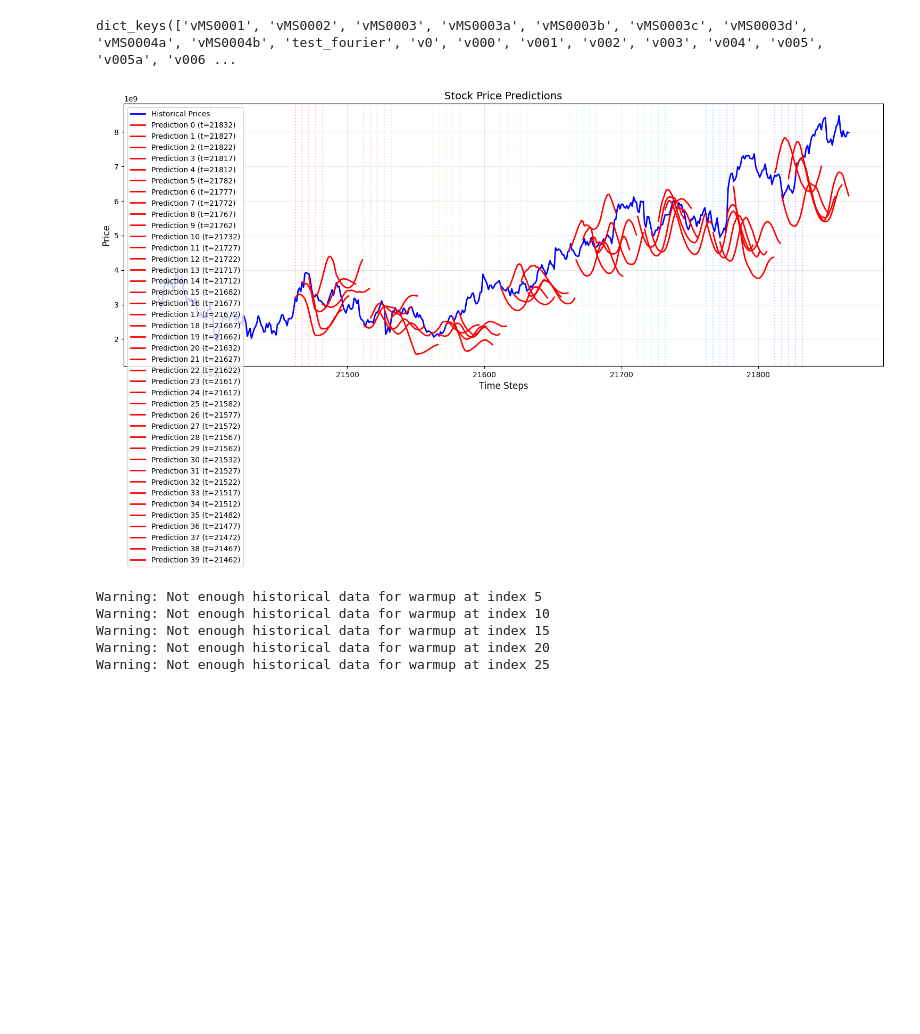
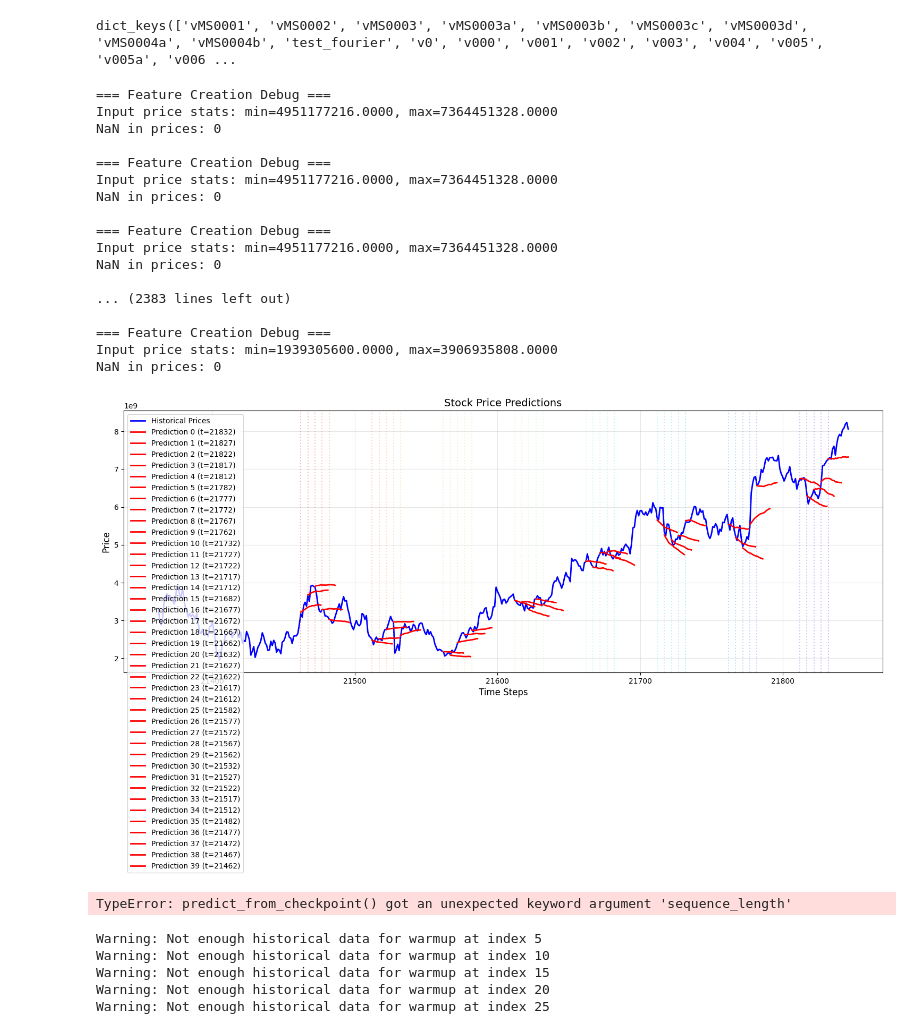
Before and after one commit to voxmenthe/FINPAK, a Jupyter notebook: src/finpak/transformer_predictions/inf_nb.ipynb, the cells around one changed output. Drawn from its saved outputs; the diff is of its cells as text; code cells hidden in the pictures; blank space fills up the shorter version.

```diff
--- a/src/finpak/transformer_predictions/inf_nb.ipynb
+++ b/src/finpak/transformer_predictions/inf_nb.ipynb
@@ -33,21 +33,25 @@ dict_keys(['vMS0001', 'vMS0002', 'vMS0003', 'vMS0003a', 'vMS0003b', 'vMS0003c',
 # %%
 # ============= User-Configurable Parameters =============
 # Model Selection
-CONFIG_NAME = 'vMP003a'
-CHECKPOINT_PATH = 'saved_checkpoints/vMP003a_id_0_arc_v3_tc8_vc4_e413_valloss_0.0009714.pt'
+CONFIG_NAME = 'vMP003b'
+CHECKPOINT_PATH = 'saved_checkpoints/vMP003b_id_0_arc_v3_tc8_vc7_e356_valloss_0.0061535.pt' # ?
+
+# RECORD OF GOOD CHECKPOINTS DON"T DELETE
+#CHECKPOINT_PATH = 'saved_checkpoints/vMP003a_id_0_arc_v3_tc8_vc4_e413_valloss_0.0009714.pt' # input features only 10?
+#CHECKPOINT_PATH = 'saved_checkpoints/vMP003b_id_0_arc_v3_tc4_vc3_e252_valloss_0.0021478.pt' # ok with multihorizon
 
 # Prediction Parameters
-N_FUTURE_STEPS = 35
+N_FUTURE_STEPS = 15
 USE_SAMPLING = True
 TEMPERATURE = 0.01  # Controls prediction randomness (higher = more random)
 
 # Stability Parameters
-STABILITY_THRESHOLD = 0.015  # Max allowed daily return (decrease for more stability)
-DAMPENING_FACTOR = 0.65    # Price dampening (decrease for more stability)
-EWMA_ALPHA = 0.2          # Price smoothing (decrease for more stability)
+STABILITY_THRESHOLD = 0.02 # 0.015  # Max allowed daily return (decrease for more stability)
+DAMPENING_FACTOR = 0.73  #   0.65    # Price dampening (decrease for more stability)
+EWMA_ALPHA = 0.45 # 0.2          # Price smoothing (decrease for more stability)
 
 # Multi-horizon Parameters
-USE_MULTI_HORIZON = True
+USE_MULTI_HORIZON = True # False # Ideally set to True
 HORIZON_WEIGHTS = None     # Optional: e.g. [0.5, 0.5] to weight different prediction horizons
 
 # Teacher Forcing Parameters
@@ -69,15 +73,16 @@ sequence_length = CONFIG['data_params']['sequence_length']
 return_periods = CONFIG['data_params']['return_periods']
 sma_periods = CONFIG['data_params']['sma_periods']
 target_periods = CONFIG['data_params']['target_periods']
+momentum_periods = CONFIG['data_params']['momentum_periods']
 
 # Calculate input dimension
 d_input = 0
 d_input += len(return_periods)  # Return features
 d_input += len(sma_periods)     # SMA features
-# if CONFIG['data_params']['use_momentum']:
-#     d_input += len(CONFIG['data_params']['momentum_periods'])
-# if CONFIG['data_params']['use_volatility']:
-#     d_input += len(return_periods)
+if CONFIG['data_params']['use_momentum']:
+    d_input += len(CONFIG['data_params']['momentum_periods'])
+if CONFIG['data_params']['use_volatility']:
+    d_input += len(return_periods)
 
 # Calculate output dimension
 n_outputs = len(target_periods)
@@ -90,6 +95,7 @@ MODEL_PARAMS['n_outputs'] = n_outputs
 # Calculate required history
 max_lookback = max([
     max(sma_periods) if sma_periods else 0,
+    max(momentum_periods) if momentum_periods else 0,
     max(return_periods),
     max(target_periods)
 ])
@@ -98,37 +104,52 @@ total_required_history = sequence_length + max_lookback
 # Find last valid index
 last_valid_idx = torch.where(torch.isfinite(combined_prices))[0][-1].item()
 
 # Generate valid start indices
 start_indices = []
 for base_idx in TOP_LEVEL_INDICES:
     for offset in OFFSET_STEPS:
         idx = last_valid_idx - (base_idx + abs(offset))
         if idx >= total_required_history:
             start_indices.append(idx)
 
 # ============= Make Predictions =============
 predict_from_checkpoint(
     checkpoint_path=CHECKPOINT_PATH,
     price_series=combined_prices,
     start_indices=start_indices,
     n_steps=N_FUTURE_STEPS,
+    config=CONFIG,
     model_params=MODEL_PARAMS,
-    sequence_length=sequence_length,
-    return_periods=return_periods,
-    sma_periods=sma_periods,
     use_multi_horizon=USE_MULTI_HORIZON,
     stability_threshold=STABILITY_THRESHOLD,  # Max % daily move - decrease for more stability
     dampening_factor=DAMPENING_FACTOR,  # Stronger dampening - decrease for more stability
     ewma_alpha=EWMA_ALPHA,  # More smoothing - decrease for more stability
     horizon_weights=HORIZON_WEIGHTS, # [0.5, 0.5], # [0.3, 0.7],
     use_forcing=USE_FORCING,
     forcing_halflife=FORCING_HALFLIFE,
     temperature=TEMPERATURE,
     use_sampling=USE_SAMPLING,
     debug=False,
 )
 # %% [output]
+=== Feature Creation Debug ===
+Input price stats: min=4951177216.0000, max=7364451328.0000
+NaN in prices: 0
+
+=== Feature Creation Debug ===
+Input price stats: min=4951177216.0000, max=7364451328.0000
+NaN in prices: 0
+
+=== Feature Creation Debug ===
+Input price stats: min=4951177216.0000, max=7364451328.0000
+NaN in prices: 0
+
+... (2383 lines left out)
+
+=== Feature Creation Debug ===
+Input price stats: min=1939305600.0000, max=3906935808.0000
+NaN in prices: 0
-[figure, old version]
+[figure, new version]
 # %%
 # # # Get the last valid index
 # last_valid_idx = torch.where(torch.isfinite(combined_prices))[0][-1].item()
@@ -217,6 +238,8 @@ predict_from_checkpoint(
     use_sampling=use_sampling,
     debug=False,
 )
+# %% [output]
+TypeError: predict_from_checkpoint() got an unexpected keyword argument 'sequence_length'
 # %%
 # # # Get the last valid index
 # last_valid_idx = torch.where(torch.isfinite(combined_prices))[0][-1].item()
```
Also changed, not shown: 6 other files.
